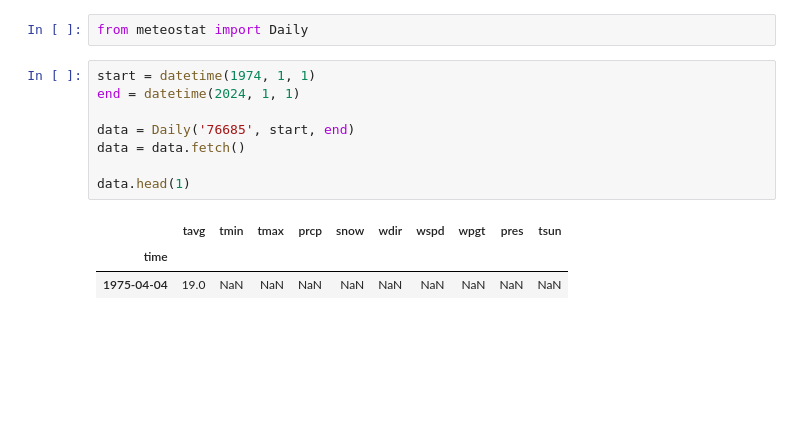
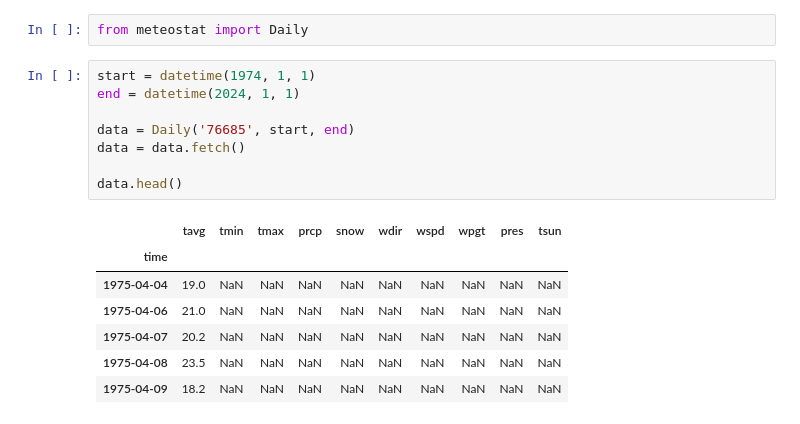
Before and after one commit to luisloyde/Puebla-extreme-climate-analysis, a Jupyter notebook: meteostat.ipynb, the cells around one changed output. Drawn from its saved outputs; the diff is of its cells as text; blank space fills up the shorter version.

```diff
--- a/meteostat.ipynb
+++ b/meteostat.ipynb
@@ -136,12 +134,16 @@ from meteostat import Daily
 # %%
 start = datetime(1974, 1, 1)
 end = datetime(2024, 1, 1)
 
 data = Daily('76685', start, end)
 data = data.fetch()
 
-data.head(1)
+data.head()
 # %% [output]
 |  | tavg | tmin | tmax | prcp | snow | wdir | wspd | wpgt | pres | tsun |
 | time |  |  |  |  |  |  |  |  |  |  |
 | 1975-04-04 | 19.0 | NaN | NaN | NaN | NaN | NaN | NaN | NaN | NaN | NaN |
+| 1975-04-06 | 21.0 | NaN | NaN | NaN | NaN | NaN | NaN | NaN | NaN | NaN |
+| 1975-04-07 | 20.2 | NaN | NaN | NaN | NaN | NaN | NaN | NaN | NaN | NaN |
+| 1975-04-08 | 23.5 | NaN | NaN | NaN | NaN | NaN | NaN | NaN | NaN | NaN |
+| 1975-04-09 | 18.2 | NaN | NaN | NaN | NaN | NaN | NaN | NaN | NaN | NaN |
```
Also changed, not shown: parts of 32 cells of this notebook.
